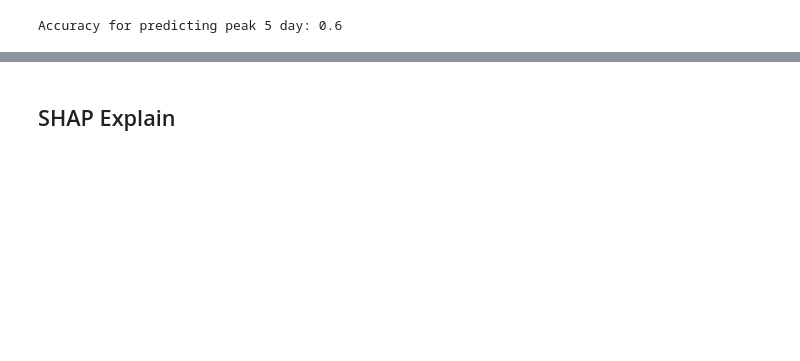
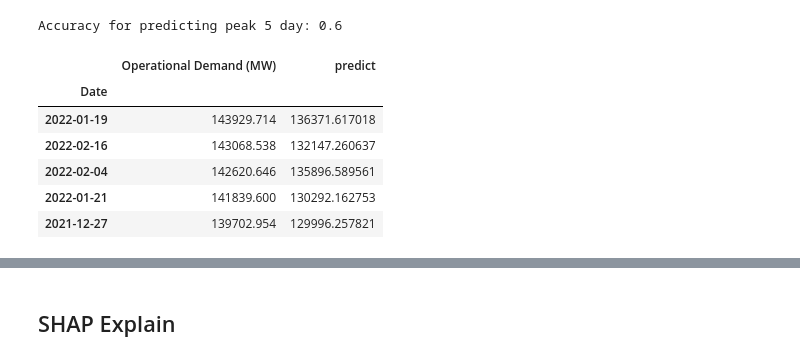
Before and after one commit to UWADSCapstoneUnit/Energy-Usage-Prediction-Project, a Jupyter notebook: Zheyu/Model/BOM/BOM_model.ipynb, the cells around one changed output, grey strips where cells are left out. Saved outputs shown, nothing was run; the diff lists cells and outputs as text; code cells hidden in the pictures; blank space fills up the shorter version.

```diff
--- a/Zheyu/Model/BOM/BOM_model.ipynb
+++ b/Zheyu/Model/BOM/BOM_model.ipynb
@@ -370,6 +381,16 @@ acc = len([x for x in truelst if x in predictlst])/peak_day
 print('Accuracy for predicting peak 5 day:',acc)
 # %% [output]
 Accuracy for predicting peak 5 day: 0.6
+# %%
+peak_true
+# %% [output]
+|  | Operational Demand (MW) | predict |
+| Date |  |  |
+| 2022-01-19 | 143929.714 | 136371.617018 |
+| 2022-02-16 | 143068.538 | 132147.260637 |
+| 2022-02-04 | 142620.646 | 135896.589561 |
+| 2022-01-21 | 141839.600 | 130292.162753 |
+| 2021-12-27 | 139702.954 | 129996.257821 |
 # %%
 peak_predict
 # %% [output]
```
Also changed, not shown: parts of 11 cells of this notebook.
